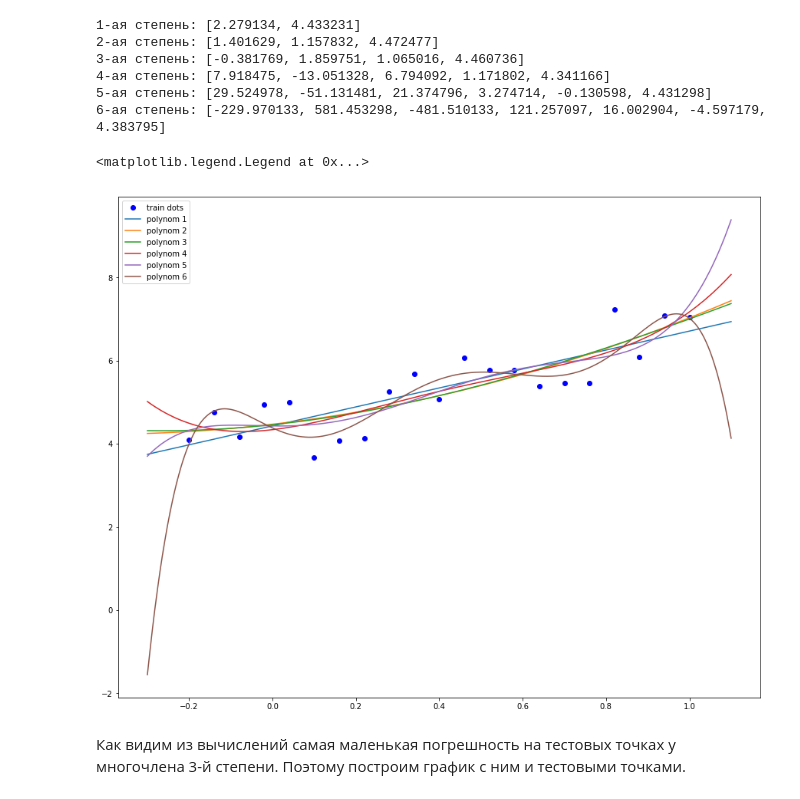
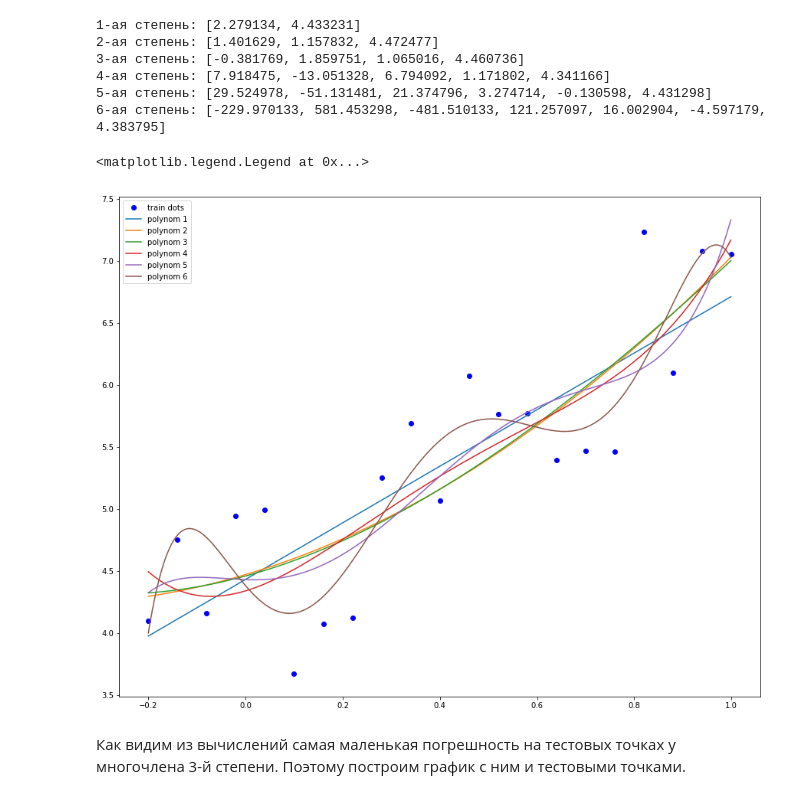
Before and after one commit to Mikhail-off/LinalgLab2, a Jupyter notebook: HSE Lab (linear regression).ipynb, the cells around one changed output. Saved outputs shown, nothing was run; the diff lists cells and outputs as text; code cells hidden in the pictures.

```diff
--- a/HSE Lab (linear regression).ipynb
+++ b/HSE Lab (linear regression).ipynb
@@ -224,22 +224,29 @@ for i in range(1, 7):
 # %%
 plt.figure(figsize=(15, 12))
 plt.plot(x_train, y_train, 'ro', color='blue', label='train dots')
-for i in range(1, 7):
+def draw_polynom(x, coefficients, custom_label=''):
+    if (custom_label != ''):
+        custom_label = ' - ' + custom_label
     y_polynom = {}
     y_value = list([])
-    x_ = min(x_train) - 0.1
+    x_ = min(x)
     x_value = list([])
-    while x_ < max(x_train) + 0.1:
+    while x_ < max(x):
         x_value.append(x_)
         y_polynom[x_] = 0
-        for j in range(0, i + 1):
-            y_polynom[x_] += x_**j * coefficients[i - 1][-(j + 1)]
+        for j in range(0, len(coefficients)):
+            y_polynom[x_] += x_**j * coefficients[-(j + 1)]
         y_value.append(y_polynom[x_])
         x_ += 0.001
-    plt.plot(x_value, y_value, label='polynom '+str(i))
+    plt.plot(x_value, y_value, label='polynom ' + str(i) + custom_label)
+    return
+
+
+for i in range(1, 7):
+    draw_polynom(x_train, coefficients[i - 1])
 plt.legend()
 # %% [output]
 <matplotlib.legend.Legend at 0x...>
-[figure, old version]
+[figure, new version]
 # %% [markdown]
 Как видим из вычислений самая маленькая погрешность на тестовых точках у многочлена 3-й степени. Поэтому построим график с ним и тестовыми точками.
```
Also changed, not shown: parts of 5 cells of this notebook.
